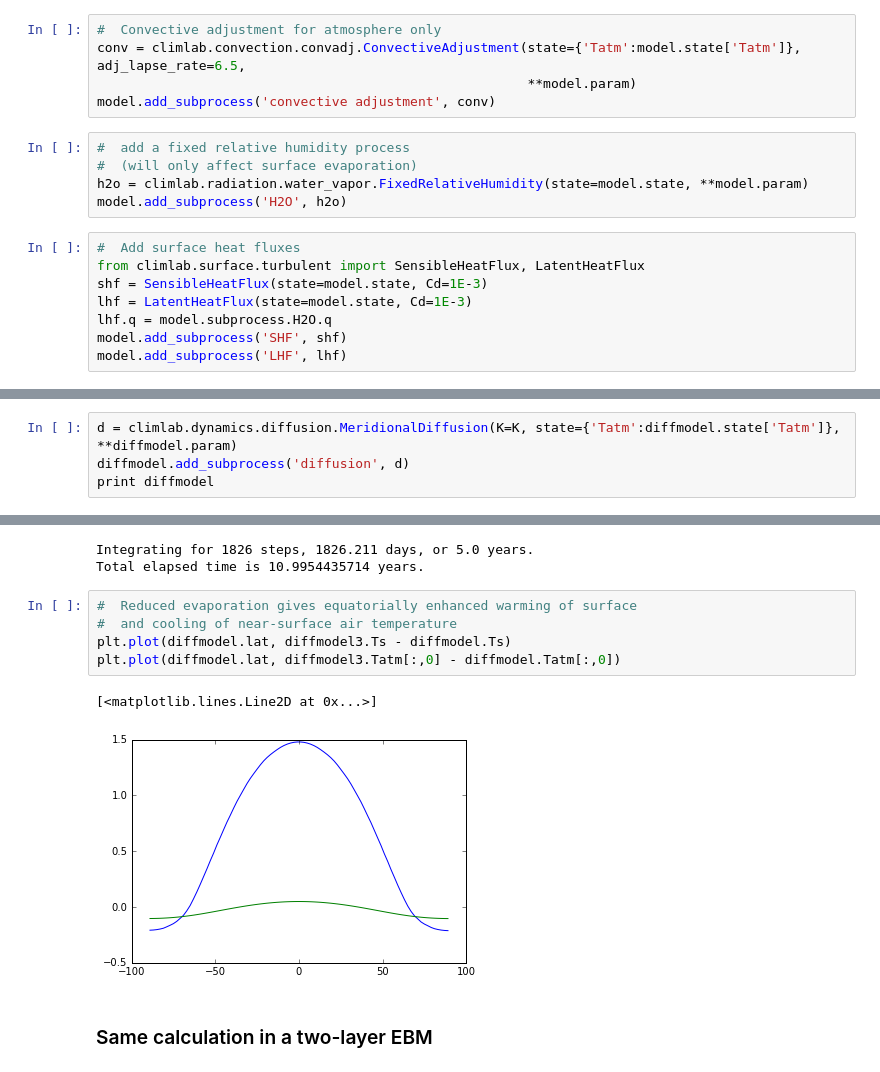
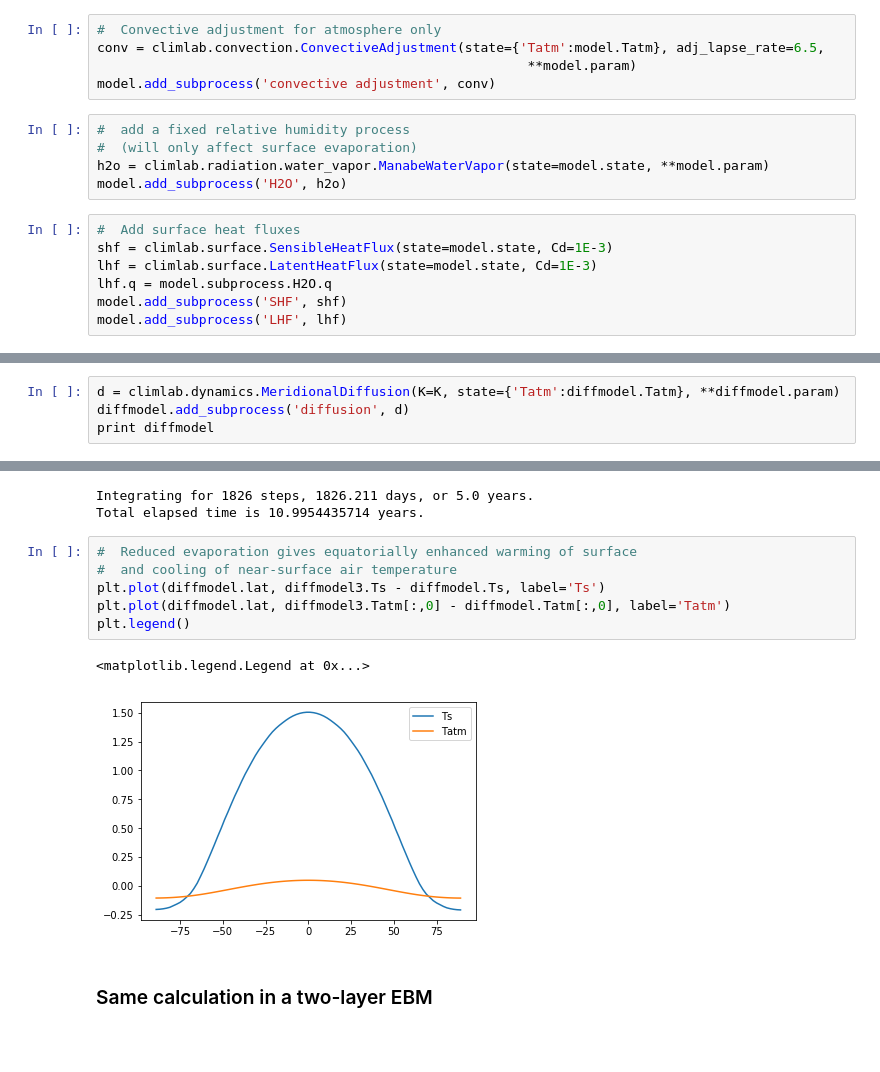
Before and after one commit to climlab/climlab, a Jupyter notebook: courseware/PolarAmplification.ipynb, the cells around one changed output, grey strips where cells are left out. Saved outputs shown, nothing was run; the diff lists cells and outputs as text; blank space fills up the shorter version.

Commit message:
Update all example notebooks in coursewares for latest climlab API simplifications.

```diff
--- a/courseware/PolarAmplification.ipynb
+++ b/courseware/PolarAmplification.ipynb
@@ -189,19 +192,18 @@ top: <class 'climlab.model.column.GreyRadiationModel'>
    insolation: <class 'climlab.radiation.insolation.AnnualMeanInsolation'>
 # %%
 #  Convective adjustment for atmosphere only
-conv = climlab.convection.convadj.ConvectiveAdjustment(state={'Tatm':model.state['Tatm']}, adj_lapse_rate=6.5,
+conv = climlab.convection.ConvectiveAdjustment(state={'Tatm':model.Tatm}, adj_lapse_rate=6.5,
                                                        **model.param)
 model.add_subprocess('convective adjustment', conv)
 # %%
 #  add a fixed relative humidity process
 #  (will only affect surface evaporation)
-h2o = climlab.radiation.water_vapor.FixedRelativeHumidity(state=model.state, **model.param)
+h2o = climlab.radiation.water_vapor.ManabeWaterVapor(state=model.state, **model.param)
 model.add_subprocess('H2O', h2o)
 # %%
 #  Add surface heat fluxes
-from climlab.surface.turbulent import SensibleHeatFlux, LatentHeatFlux
-shf = SensibleHeatFlux(state=model.state, Cd=1E-3)
-lhf = LatentHeatFlux(state=model.state, Cd=1E-3)
+shf = climlab.surface.SensibleHeatFlux(state=model.state, Cd=1E-3)
+lhf = climlab.surface.LatentHeatFlux(state=model.state, Cd=1E-3)
 lhf.q = model.subprocess.H2O.q
 model.add_subprocess('SHF', shf)
 model.add_subprocess('LHF', lhf)
@@ -259,7 +262,7 @@ print K
 # %% [output]
 1.46414342629e-07
 # %%
-d = climlab.dynamics.diffusion.MeridionalDiffusion(K=K, state={'Tatm':diffmodel.state['Tatm']}, **diffmodel.param)
+d = climlab.dynamics.MeridionalDiffusion(K=K, state={'Tatm':diffmodel.Tatm}, **diffmodel.param)
 diffmodel.add_subprocess('diffusion', d)
 print diffmodel
 # %% [output]
@@ -382,11 +387,12 @@ Total elapsed time is 10.9954435714 years.
 # %%
 #  Reduced evaporation gives equatorially enhanced warming of surface
 #  and cooling of near-surface air temperature
-plt.plot(diffmodel.lat, diffmodel3.Ts - diffmodel.Ts)
-plt.plot(diffmodel.lat, diffmodel3.Tatm[:,0] - diffmodel.Tatm[:,0])
+plt.plot(diffmodel.lat, diffmodel3.Ts - diffmodel.Ts, label='Ts')
+plt.plot(diffmodel.lat, diffmodel3.Tatm[:,0] - diffmodel.Tatm[:,0], label='Tatm')
+plt.legend()
 # %% [output]
-[<matplotlib.lines.Line2D at 0x...>]
+<matplotlib.legend.Legend at 0x...>
-[figure, old version]
+[figure, new version]
 # %% [markdown]
 ### Same calculation in a two-layer EBM
 # %%
```
Also changed, not shown: parts of 35 cells of this notebook, 3 other files.
